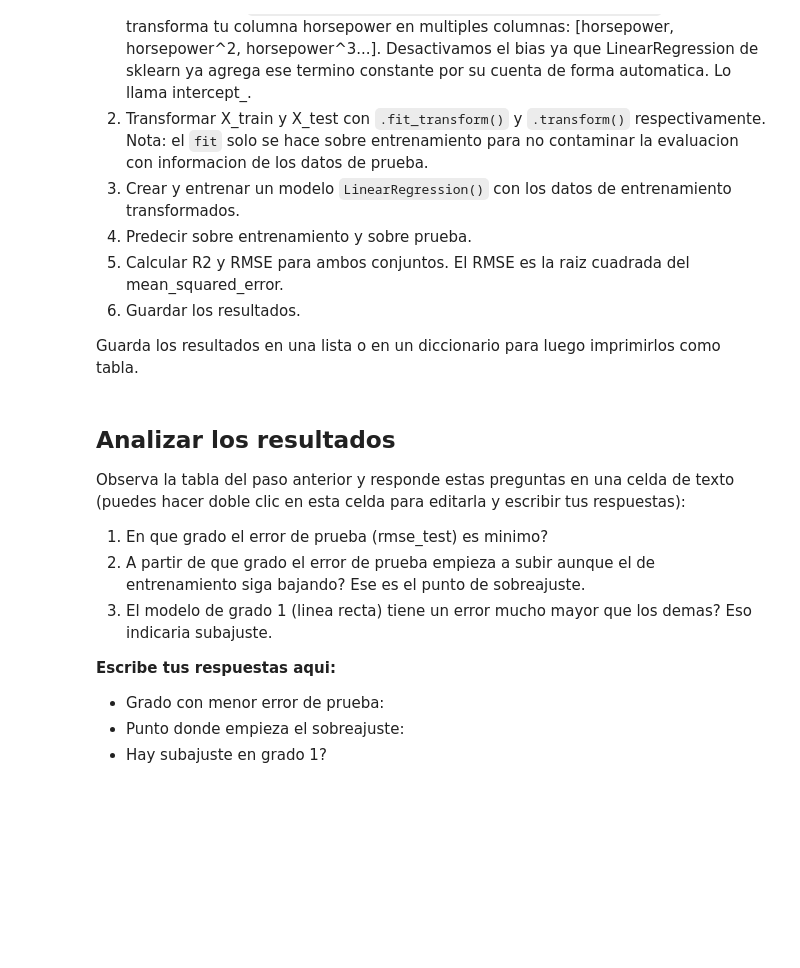
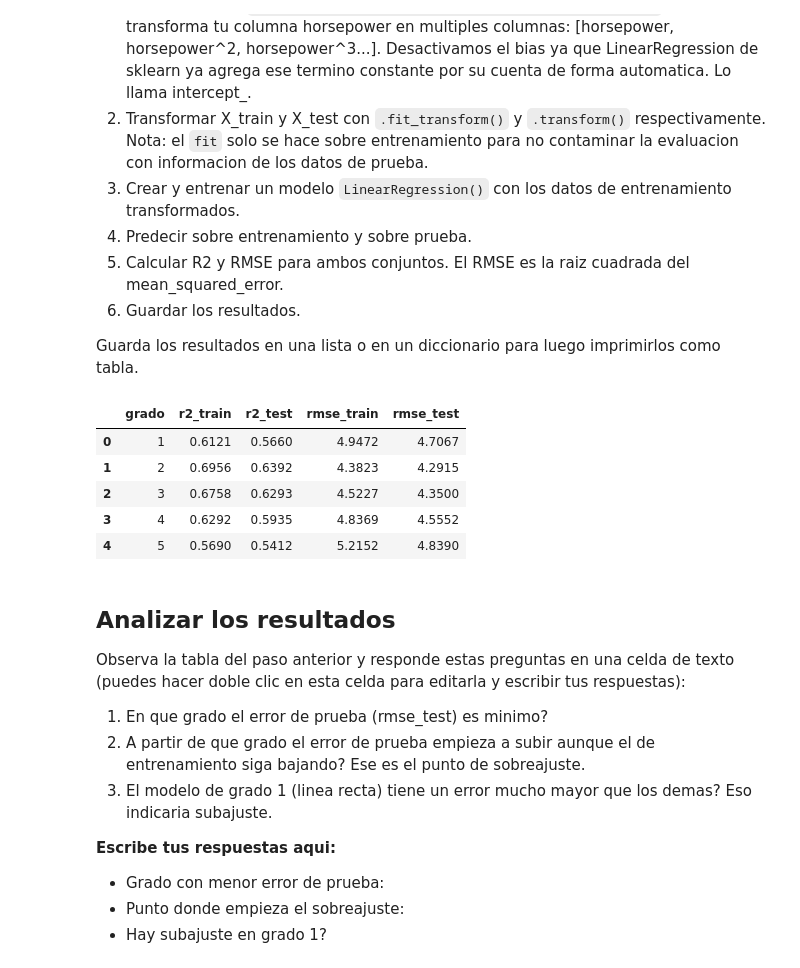
Before and after one commit to mangelm/IA-Workshop-Regression, a Jupyter notebook: Notebook_02_Regresion_Polinomica_Simple.ipynb, the cells around one changed output. Saved outputs shown, nothing was run; the diff lists cells and outputs as text; code cells hidden in the pictures; blank space fills up the shorter version.

```diff
--- a/Notebook_02_Regresion_Polinomica_Simple.ipynb
+++ b/Notebook_02_Regresion_Polinomica_Simple.ipynb
@@ -144,34 +209,51 @@ Guarda los resultados en una lista o en un diccionario para luego imprimirlos co
 # %%
 # Lista para guardar los resultados de cada grado
 resultados = []
 
 # Itera sobre los grados del 1 al 5
 for grado in range(1, 6):
 
     # 1. Crea el transformador polinomial para este grado
-
+    poly = PolynomialFeatures(degree=grado, include_bias=False)
 
     # 2. Transforma X_train y X_test
     # Usa fit_transform sobre X_train y solo transform sobre X_test
-
+    X_train_poly = poly.fit_transform(X_train)
+    X_test_poly  = poly.transform(X_test)
 
     # 3. Crea y entrena el modelo de regresion lineal
-
+    modelo = LinearRegression()
+    modelo.fit(X_train_poly, y_train)
 
     # 4. Predice sobre entrenamiento y prueba
-
+    pred_train = modelo.predict(X_train_poly)
+    pred_test  = modelo.predict(X_test_poly)
 
     # 5. Calcula R2 y RMSE para entrenamiento
-
-
+    r2_train   = r2_score(y_train, pred_train)
+    rmse_train = mean_squared_error(y_train, pred_train) ** 0.5
     # 6. Calcula R2 y RMSE para prueba
-
-
+    r2_test    = r2_score(y_test, pred_test)
+    rmse_test  = mean_squared_error(y_test, pred_test) ** 0.5
     # 7. Guarda los resultados en la lista
     # Formato sugerido: {'grado': grado, 'r2_train': ..., 'r2_test': ..., 'rmse_train': ..., 'rmse_test': ...}
-
+    resultados.append({
+        'grado'     : grado,
+        'r2_train'  : round(r2_train, 4),
+        'r2_test'   : round(r2_test, 4),
+        'rmse_train': round(rmse_train, 4),
+        'rmse_test' : round(rmse_test, 4)
+    })
 
 # Imprime los resultados como tabla usando pd.DataFrame(resultados)
+pd.DataFrame(resultados)
+# %% [output]
+|  | grado | r2_train | r2_test | rmse_train | rmse_test |
+| 0 | 1 | 0.6121 | 0.5660 | 4.9472 | 4.7067 |
+| 1 | 2 | 0.6956 | 0.6392 | 4.3823 | 4.2915 |
+| 2 | 3 | 0.6758 | 0.6293 | 4.5227 | 4.3500 |
+| 3 | 4 | 0.6292 | 0.5935 | 4.8369 | 4.5552 |
+| 4 | 5 | 0.5690 | 0.5412 | 5.2152 | 4.8390 |
 # %% [markdown]
 ## Analizar los resultados
 
```
Also changed, not shown: parts of 13 cells of this notebook.
